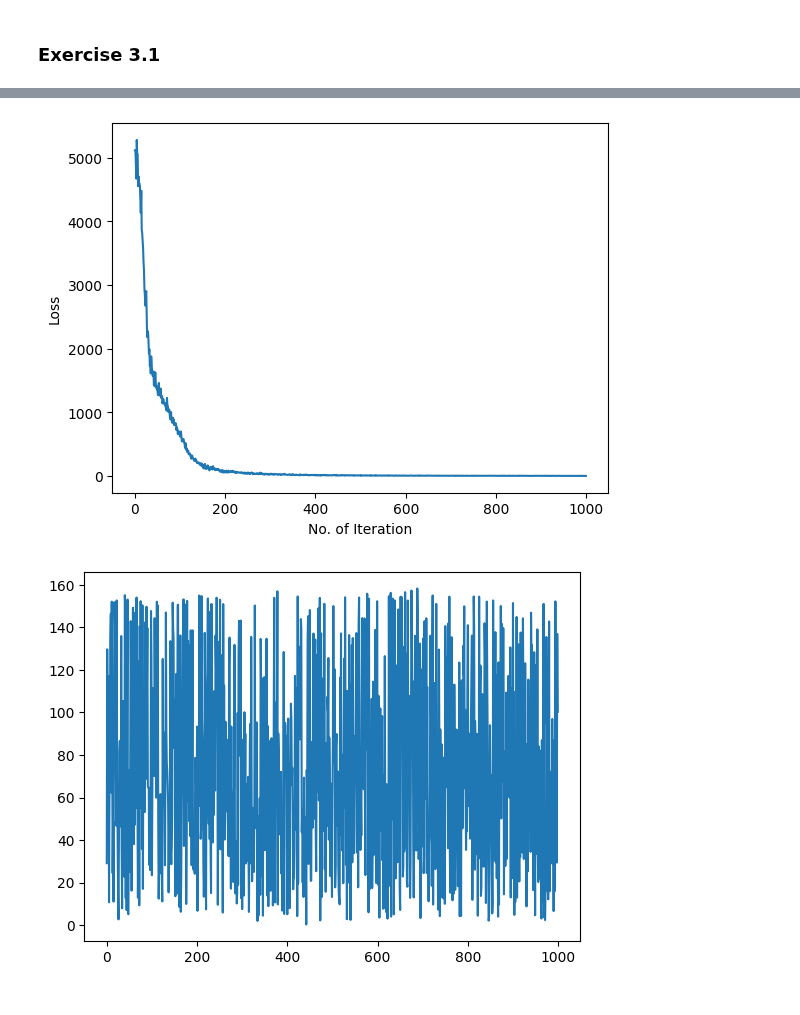
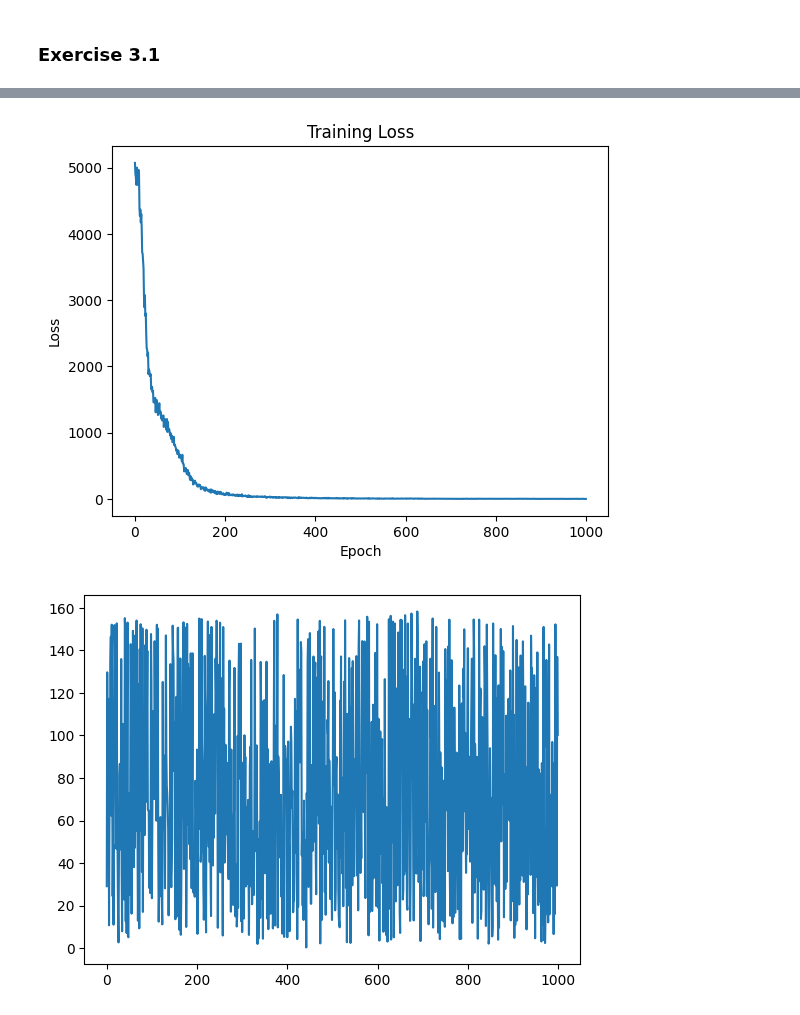
Before and after one commit to Kian-P/SCDAA, a Jupyter notebook: Exercises 3 and 4.ipynb, the cells around one changed output, grey strips where cells are left out. Saved outputs shown, nothing was run; the diff lists cells and outputs as text; code cells hidden in the pictures.

Commit message:
added labels to 3 loss plot

```diff
--- a/Exercises 3 and 4.ipynb
+++ b/Exercises 3 and 4.ipynb
@@ -575,8 +575,9 @@ class PDE_DGM(torch.nn.Module):
         if plot:
             # Plot training loss graph
             plt.plot(losses)
-            plt.xlabel('No. of Iteration')
+            plt.xlabel('Epoch')
             plt.ylabel('Loss')
+            plt.title('Training Loss')
             plt.show()
             # print(losses)
 
@@ -612,4 +613,4 @@ Epoch 900, Loss: 2.019695281982422
-[figure, old version]
+[figure, new version]
 # %%
 def simulate_dynamics_w_constant_control(alpha, t0, x0, N_steps, num_samples, sigma, H, M, C, D, R):
     dt = (T - t0) / N_steps
```
Also changed, not shown: parts of 1 cell of this notebook.
